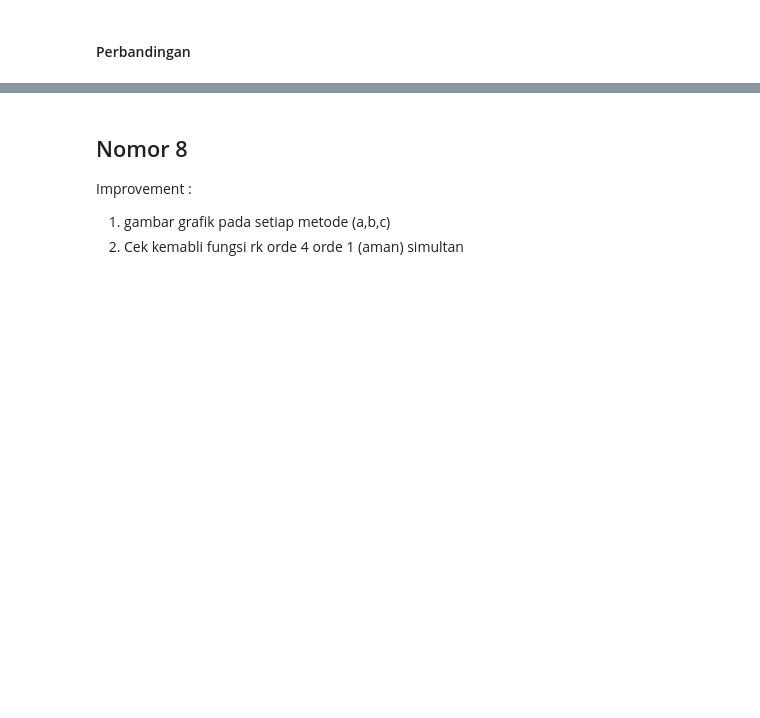
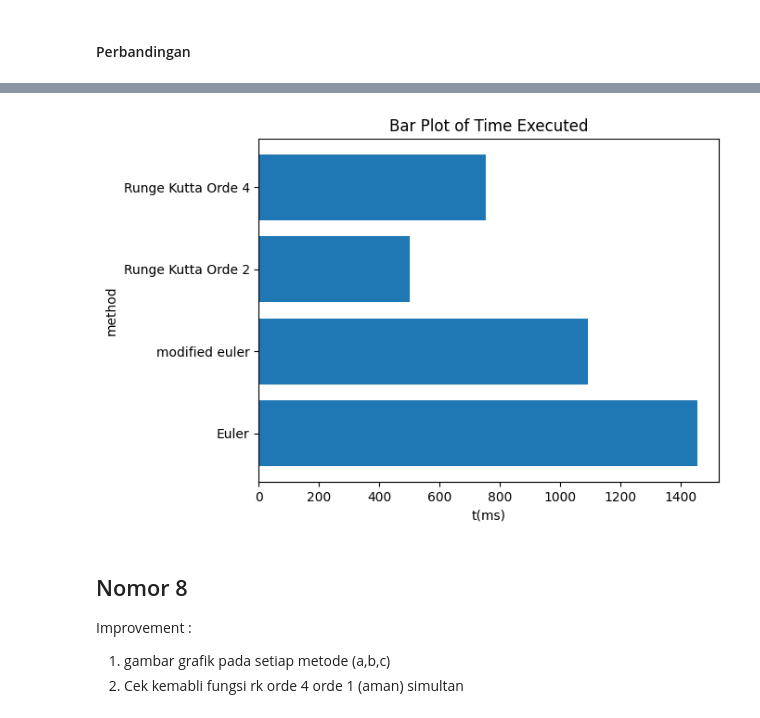
Before and after one commit to RendiZein/Metode-Rekayasa-Komputasi, a Jupyter notebook: RK_Method.ipynb, the cells around one changed output, grey strips where cells are left out. Saved outputs shown, nothing was run; the diff lists cells and outputs as text; code cells hidden in the pictures; blank space fills up the shorter version.

```diff
--- a/RK_Method.ipynb
+++ b/RK_Method.ipynb
@@ -342,0 +319,10 @@ Waktu yang diperlukan untuk menjalankan program adalah 0:00:00.001921
+# %%
+lst=[e_euler,e_modified_euler,e_rko2,e_rko4]
+name_lst=['Euler', 'modified euler', 'Runge Kutta Orde 2','Runge Kutta Orde 4']
+delta_time_lst=[delta_time_euler, delta_time_modified_euler, delta_time_rko2,delta_time_rko4]
+delta_time_lst=[i.microseconds for i in delta_time_lst]
+for i, lst_i in enumerate(lst):
+  mean=np.mean(lst_i)
+  median=np.median(lst_i)
+  max=np.max(lst_i)
+  print('{} method have \nmean: {}\nmedian: {}\nmax: {}\ntime to execute: {}\n'.format(name_lst[i], mean, median, max, delta_time_lst[i]))
@@ -343,3 +347,14 @@ Waktu yang diperlukan untuk menjalankan program adalah 0:00:00.001921
+# %%
+plt.barh(name_lst, delta_time_lst)
+
+plt.title('Bar Plot of Time Executed')
+plt.xlabel('t(ms)')
+plt.ylabel('method')
+# plt.grid()
+# plt.legend(loc='lower right')
+plt.show()
+# %% [output]
+[figure, added]
 # %% [markdown]
 ## Nomor 8
 Improvement :
```
Also changed, not shown: parts of 19 cells of this notebook.
